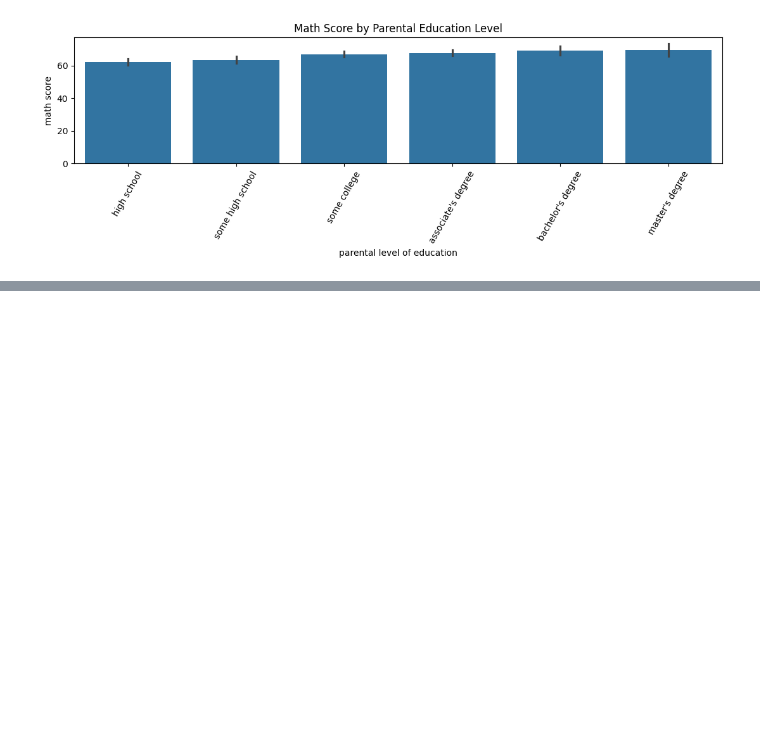
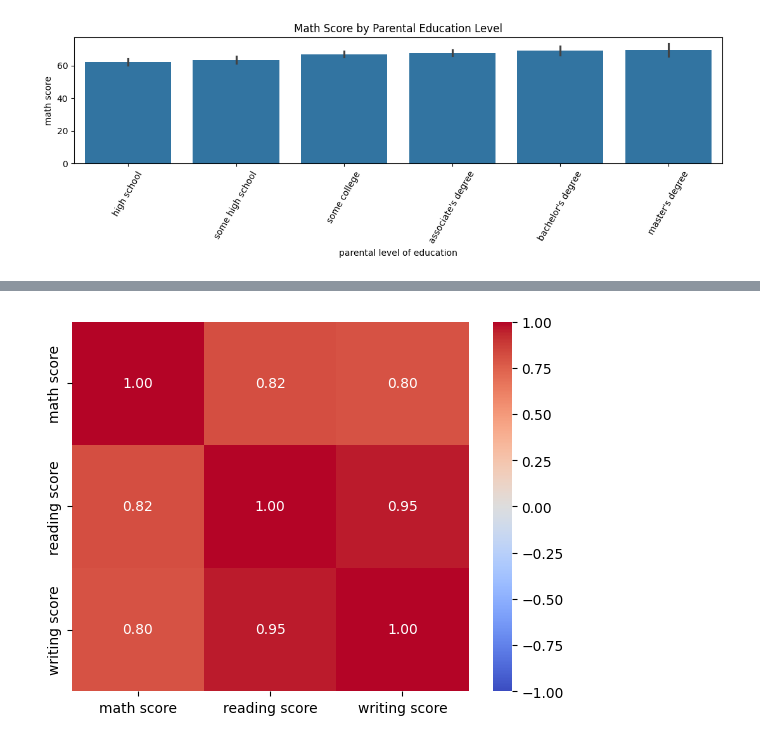
Before and after one commit to smchakma/ResearchWithSkillMoprh, a Jupyter notebook: Matplotlib_and_Seaborn.ipynb, the cells around one changed output, grey strips where cells are left out. Saved outputs shown, nothing was run; the diff lists cells and outputs as text; code cells hidden in the pictures; blank space fills up the shorter version.

```diff
--- a/Matplotlib_and_Seaborn.ipynb
+++ b/Matplotlib_and_Seaborn.ipynb
@@ -207,0 +219,11 @@ plt.show()
+# %%
+##heat_map  correlation of matrix
+
+corr = students[['math score', 'reading score', 'writing score']].corr()
+
+fig, ax = plt.subplots()
+sns.heatmap(corr, annot = True, cmap = 'coolwarm', vmin = -1, vmax = 1, fmt = '.2f', ax = ax)
+plt.savefig("/content/drive/MyDrive/Datasets/Heatmap_fig.png", dpi = 300, bbox_inches = 'tight')
+plt.show()
+# %% [output]
+[figure, added]
```
Also changed, not shown: parts of 2 cells of this notebook.
